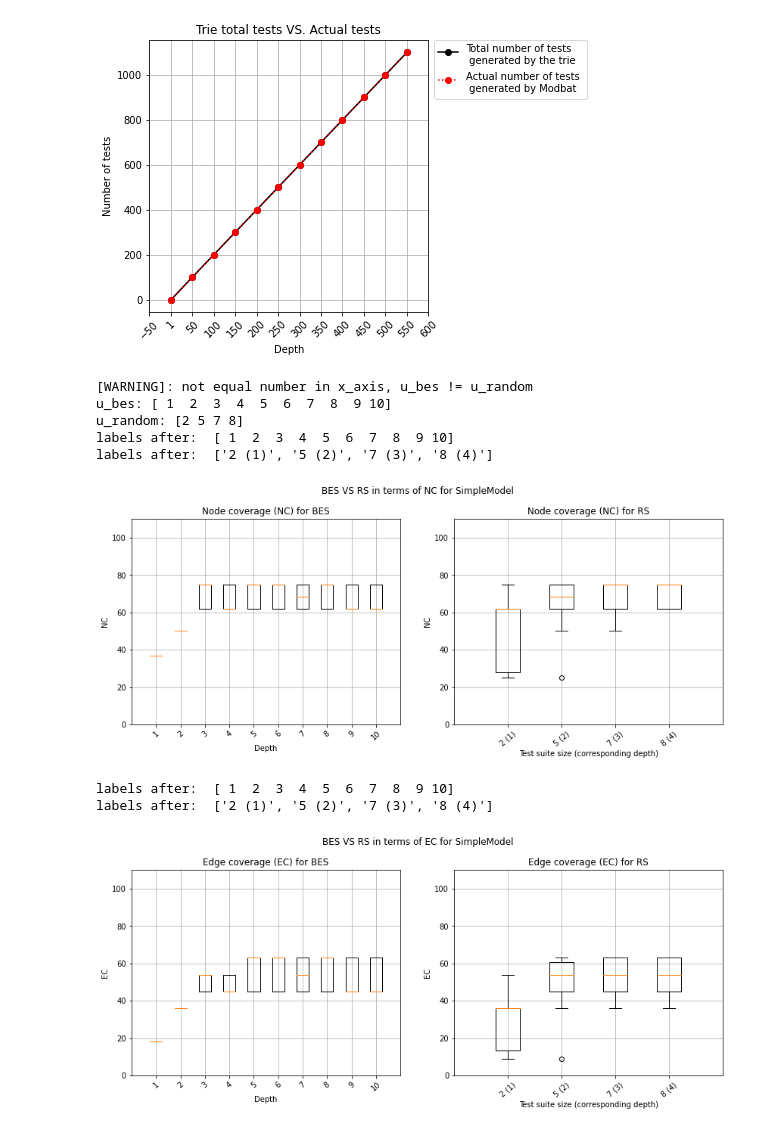
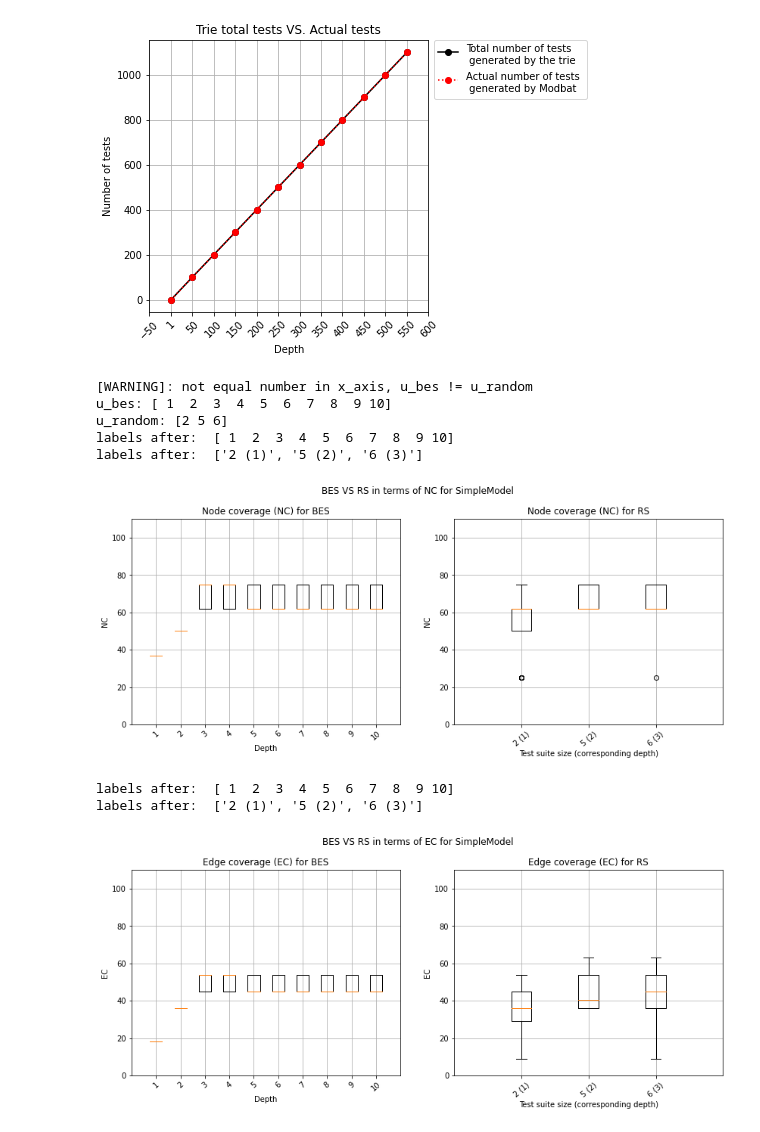
Before and after one commit to nour95/analysis, a Jupyter notebook: simple_cov/analysis/plot_SimpleModel_csv.ipynb, the cells around one changed output. Saved outputs shown, nothing was run; the diff lists cells and outputs as text; code cells hidden in the pictures.

```diff
--- a/simple_cov/analysis/plot_SimpleModel_csv.ipynb
+++ b/simple_cov/analysis/plot_SimpleModel_csv.ipynb
@@ -209,37 +216,37 @@ tick_list = [-50.   1.  50. 100. 150. 200. 250. 300. 350. 400. 450. 500. 550. 60
 # %%
 loopOpt = True
 
 bes_csv, random_csv, u_bes, u_random =  get_csv_unique(model_name, loopOpt)
 
 
 #nc
 data_map['loopOpt'] = bool_to_str(loopOpt)
 data_map['need_y_limit'] = True
 
 coverage = 'NC'
 
 data_map['bes_title'] = f'Node coverage ({coverage}) for BES'
 data_map['y_bes_label'] = coverage
 
 data_map['rand_title'] = f'Node coverage ({coverage}) for RS'
 data_map['y_rand_label'] = coverage
 
 data_map['x_bes_lim'] = 11
-data_map['x_rand_lim'] = 5
+data_map['x_rand_lim'] = 4
 
 data_map['width_bes_ratio'] = 1
 data_map['width_rand_ratio'] = 1
 
 
 
 compare_bes_rand_given_y(bes_csv, random_csv, 'depth', 'requested_size', 'nc', u_bes, u_random, data_map)
 # %% [output]
 [WARNING]: not equal number in x_axis, u_bes != u_random
 u_bes: [ 1  2  3  4  5  6  7  8  9 10]
-u_random: [2 5 7 8]
+u_random: [2 5 6]
 labels after:  [ 1  2  3  4  5  6  7  8  9 10]
-labels after:  ['2 (1)', '5 (2)', '7 (3)', '8 (4)']
+labels after:  ['2 (1)', '5 (2)', '6 (3)']
-[figure, old version]
+[figure, new version]
 # %%
 # ec
 coverage = 'EC'
@@ -256,8 +263,8 @@ compare_bes_rand_given_y(bes_csv, random_csv, 'depth', 'requested_size', coverag
                          u_bes, u_random, data_map)
 # %% [output]
 labels after:  [ 1  2  3  4  5  6  7  8  9 10]
-labels after:  ['2 (1)', '5 (2)', '7 (3)', '8 (4)']
+labels after:  ['2 (1)', '5 (2)', '6 (3)']
-[figure, old version]
+[figure, new version]
 # %%
 # bc
 coverage = 'BC'  #TODO here bc are the same
```
Also changed, not shown: parts of 6 cells of this notebook, 53 other files.
